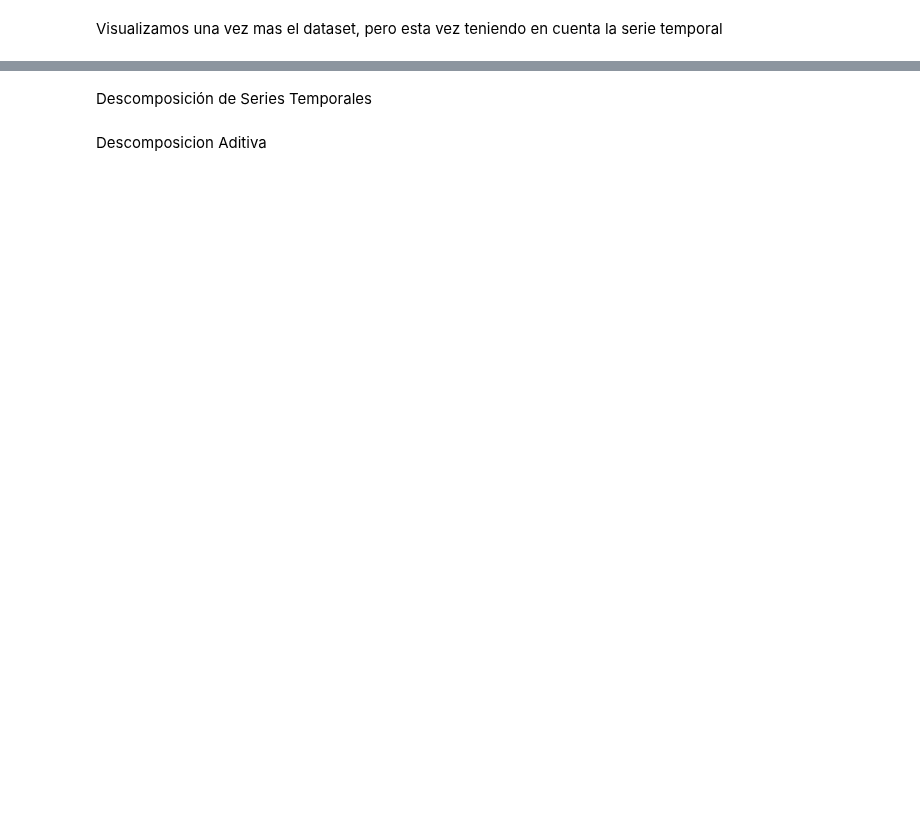
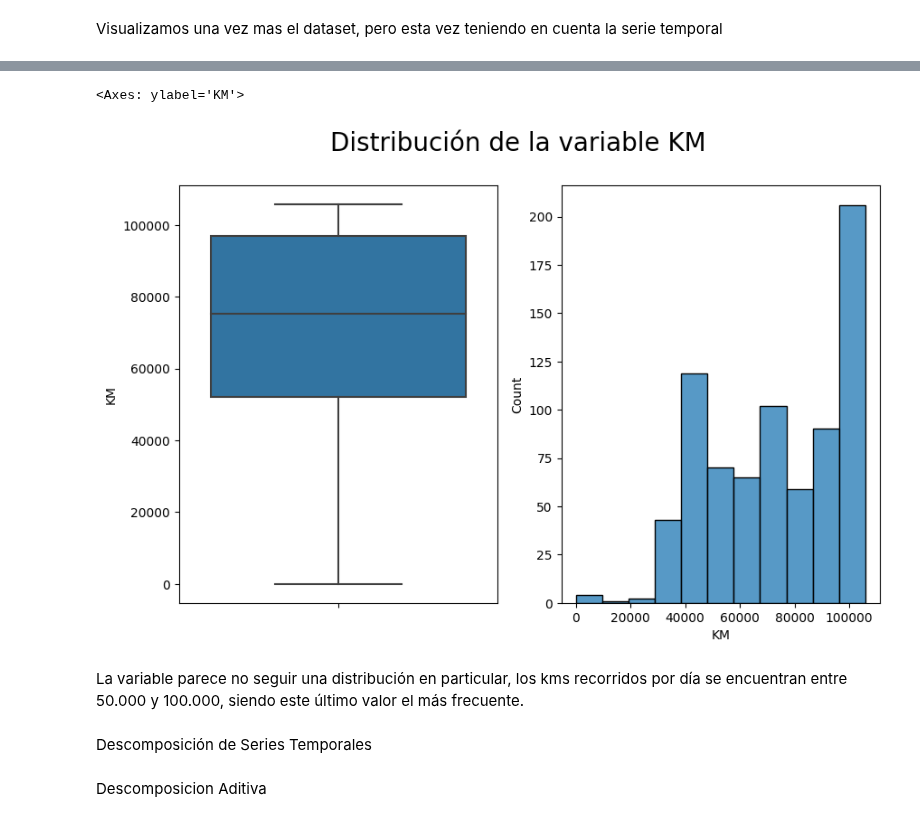
Before and after one commit to rstvz90/AST_G4, a Jupyter notebook: TP_G4_KM.ipynb, the cells around one changed output, grey strips where cells are left out. Saved outputs shown, nothing was run; the diff lists cells and outputs as text; code cells hidden in the pictures; blank space fills up the shorter version.

```diff
--- a/TP_G4_KM.ipynb
+++ b/TP_G4_KM.ipynb
@@ -224,3 +261,17 @@ El grafico hace referencia al indice bursatil de la bolsa de valores de Londres.
+# %%
+fig, axs = plt.subplots(ncols=2)
+fig.set_size_inches(10,6)
+plt.suptitle('Distribución de la variable KM', fontsize = 20)
+
+
+sns.histplot(data = df_km, x="KM", ax = axs[1])
+sns.boxplot(y = "KM", data = df_km, ax = axs[0])
+# %% [output]
+<Axes: ylabel='KM'>
+[figure, added]
+# %% [markdown]
+La variable parece no seguir una distribución en particular, los kms recorridos por día se encuentran entre 50.000 y 100.000,
+siendo este último valor el más frecuente.
 # %% [markdown]
 Descomposición de Series Temporales
 # %%
```
Also changed, not shown: parts of 33 cells of this notebook.
